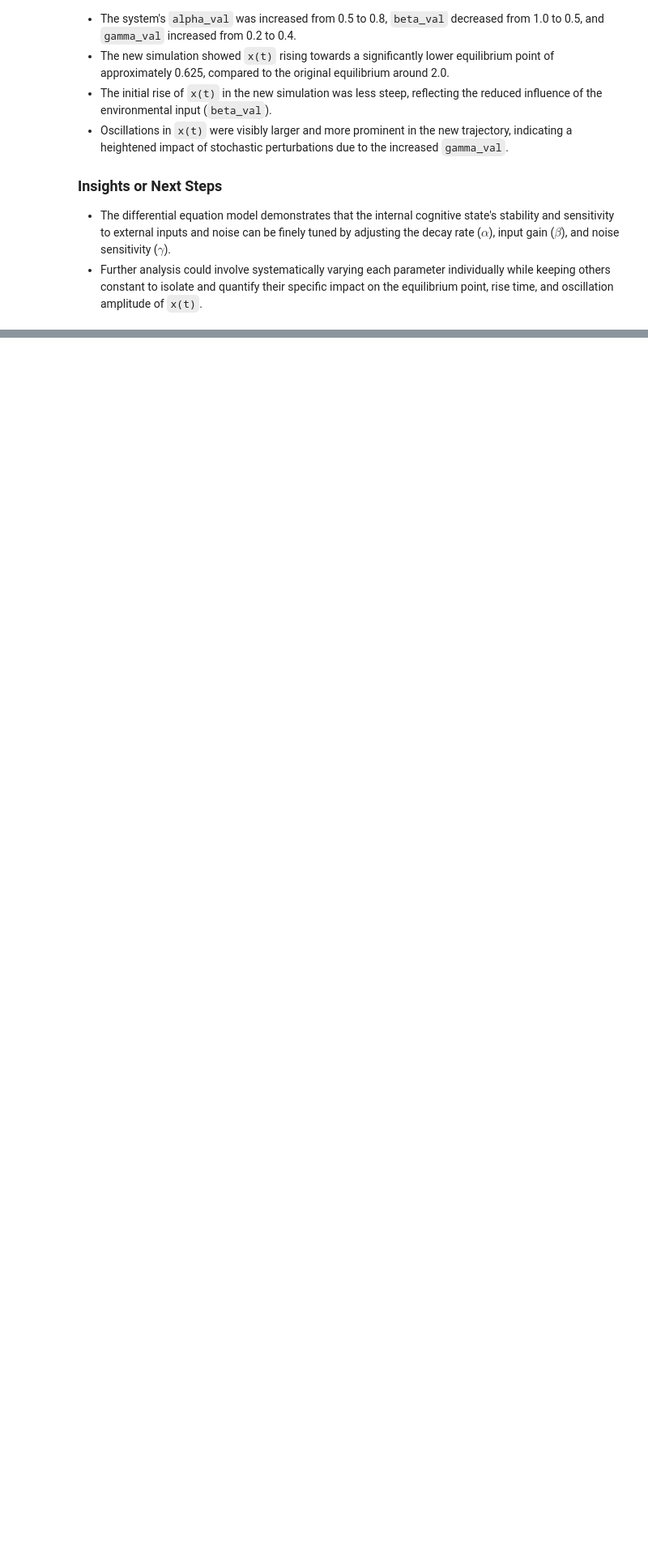
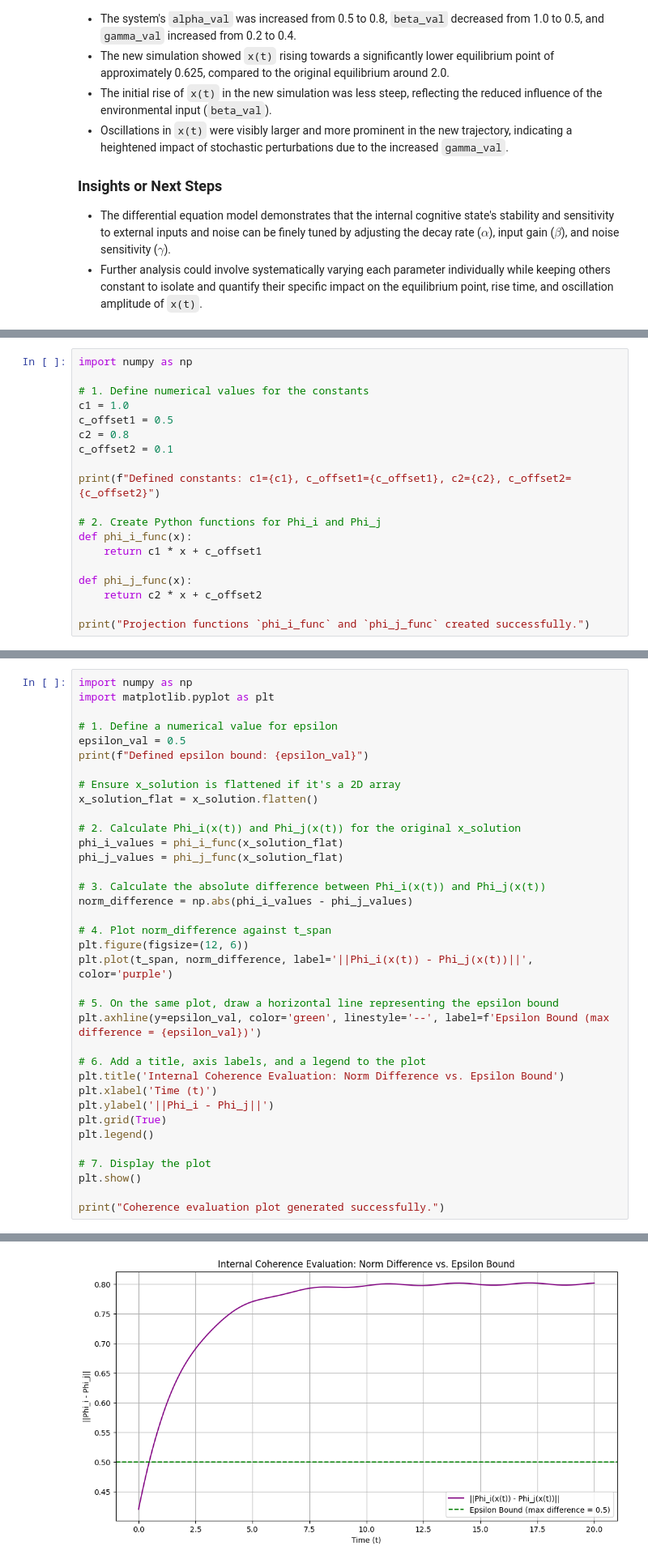
Before and after one commit to Rishika70/A-Coherence-based-Alignment, a Jupyter notebook: A_Coherence_Theory.ipynb, the cells around one changed output, grey strips where cells are left out. Shown at 81% size. Drawn from its saved outputs; the diff is of its cells as text; blank space fills up the shorter version.

```diff
--- a/A_Coherence_Theory.ipynb
+++ b/A_Coherence_Theory.ipynb
@@ -475,0 +503,19 @@ Overall, the cognitive state `x(t)` became more 'damped' in its general magnitud
+# %%
+import numpy as np
+
+# 1. Define numerical values for the constants
+c1 = 1.0
+c_offset1 = 0.5
+c2 = 0.8
+c_offset2 = 0.1
+
+print(f"Defined constants: c1={c1}, c_offset1={c_offset1}, c2={c2}, c_offset2={c_offset2}")
+
+# 2. Create Python functions for Phi_i and Phi_j
+def phi_i_func(x):
+    return c1 * x + c_offset1
+
+def phi_j_func(x):
+    return c2 * x + c_offset2
+
+print("Projection functions `phi_i_func` and `phi_j_func` created successfully.")
@@ -475,0 +533,37 @@ Overall, the cognitive state `x(t)` became more 'damped' in its general magnitud
+# %%
+import numpy as np
+import matplotlib.pyplot as plt
+
+# 1. Define a numerical value for epsilon
+epsilon_val = 0.5
+print(f"Defined epsilon bound: {epsilon_val}")
+
+# Ensure x_solution is flattened if it's a 2D array
+x_solution_flat = x_solution.flatten()
+
+# 2. Calculate Phi_i(x(t)) and Phi_j(x(t)) for the original x_solution
+phi_i_values = phi_i_func(x_solution_flat)
+phi_j_values = phi_j_func(x_solution_flat)
+
+# 3. Calculate the absolute difference between Phi_i(x(t)) and Phi_j(x(t))
+norm_difference = np.abs(phi_i_values - phi_j_values)
+
+# 4. Plot norm_difference against t_span
+plt.figure(figsize=(12, 6))
+plt.plot(t_span, norm_difference, label='||Phi_i(x(t)) - Phi_j(x(t))||', color='purple')
+
+# 5. On the same plot, draw a horizontal line representing the epsilon bound
+plt.axhline(y=epsilon_val, color='green', linestyle='--', label=f'Epsilon Bound (max difference = {epsilon_val})')
+
+# 6. Add a title, axis labels, and a legend to the plot
+plt.title('Internal Coherence Evaluation: Norm Difference vs. Epsilon Bound')
+plt.xlabel('Time (t)')
+plt.ylabel('||Phi_i - Phi_j||')
+plt.grid(True)
+plt.legend()
+
+# 7. Display the plot
+plt.show()
+
+print("Coherence evaluation plot generated successfully.")
+# %% [output]
@@ -475,0 +571 @@ Overall, the cognitive state `x(t)` became more 'damped' in its general magnitud
+[figure, added]
```
Also changed, not shown: parts of 100 cells of this notebook.
